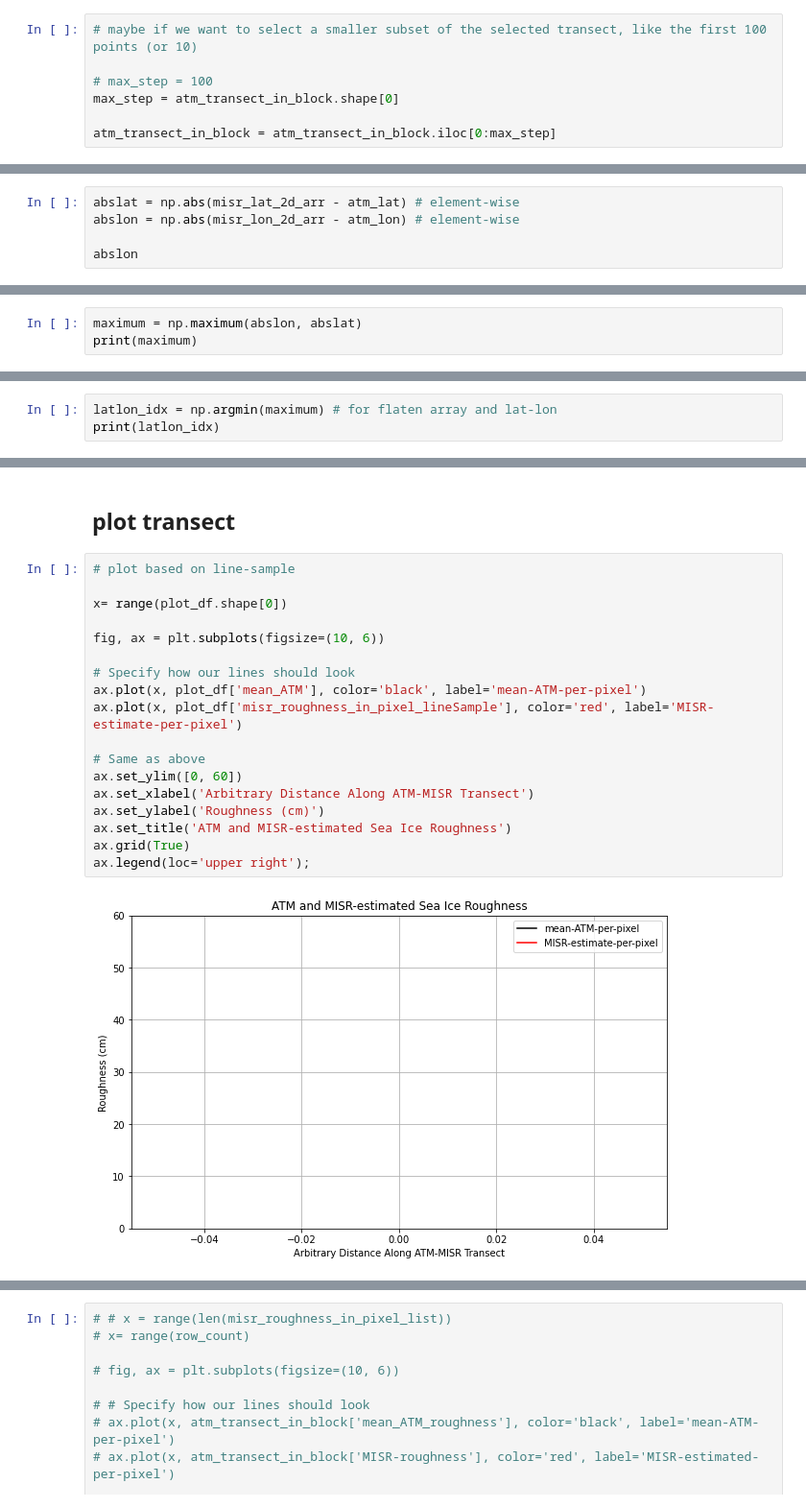
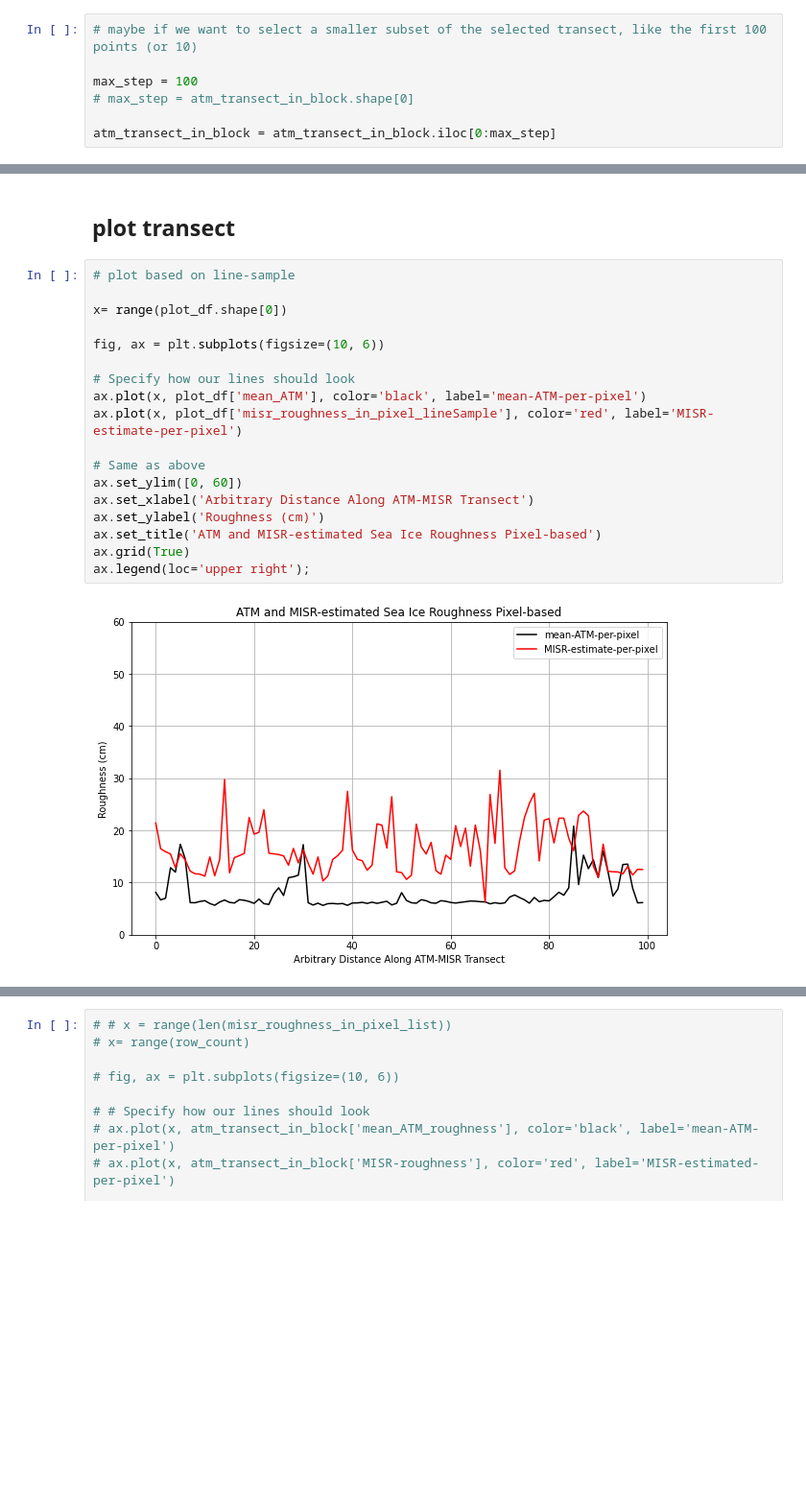
Before and after one commit to misrrepo/MISR-SeaIceRoughness, a Jupyter notebook: post_processing/3_transect_statistics.ipynb, the cells around one changed output, grey strips where cells are left out. Shown at 96% size. Drawn from its saved outputs; the diff is of its cells as text; blank space fills up the shorter version.

```diff
--- a/post_processing/3_transect_statistics.ipynb
+++ b/post_processing/3_transect_statistics.ipynb
@@ -263,8 +253,8 @@ DS shape after filtering for our target block... (429, 15)
 # %%
 # maybe if we want to select a smaller subset of the selected transect, like the first 100 points (or 10)
 
-# max_step = 100
-max_step = atm_transect_in_block.shape[0]
+max_step = 100
+# max_step = atm_transect_in_block.shape[0]
 
 atm_transect_in_block = atm_transect_in_block.iloc[0:max_step]
 # %%
@@ -395,5 +403,0 @@ atm_lon = -152.181889 # should use ATM-lon West format
-# %%
-abslat = np.abs(misr_lat_2d_arr - atm_lat) # element-wise
-abslon = np.abs(misr_lon_2d_arr - atm_lon) # element-wise
-
-abslon
@@ -414,3 +403,0 @@ array([[173.58810953, 173.57948466, 173.57086074, ..., 158.11267805,
-# %%
-maximum = np.maximum(abslon, abslat)
-print(maximum)
@@ -431,3 +403,0 @@ print(maximum)
-# %%
-latlon_idx = np.argmin(maximum) # for flaten array and lat-lon
-print(latlon_idx)
@@ -662,23 +600,23 @@ size of list after removing negative MISR-rough data: 0
 # %%
 # plot based on line-sample
 
 x= range(plot_df.shape[0])
 
 fig, ax = plt.subplots(figsize=(10, 6))
 
 # Specify how our lines should look
 ax.plot(x, plot_df['mean_ATM'], color='black', label='mean-ATM-per-pixel')
 ax.plot(x, plot_df['misr_roughness_in_pixel_lineSample'], color='red', label='MISR-estimate-per-pixel')
 
 # Same as above
 ax.set_ylim([0, 60])
 ax.set_xlabel('Arbitrary Distance Along ATM-MISR Transect')
 ax.set_ylabel('Roughness (cm)')
-ax.set_title('ATM and MISR-estimated Sea Ice Roughness')
+ax.set_title('ATM and MISR-estimated Sea Ice Roughness Pixel-based')
 ax.grid(True)
 ax.legend(loc='upper right');
 # %% [output]
-[figure, old version]
+[figure, new version]
 # %%
 # plot based on lat-lon
 
```
Also changed, not shown: parts of 36 cells of this notebook, 8 other files.
